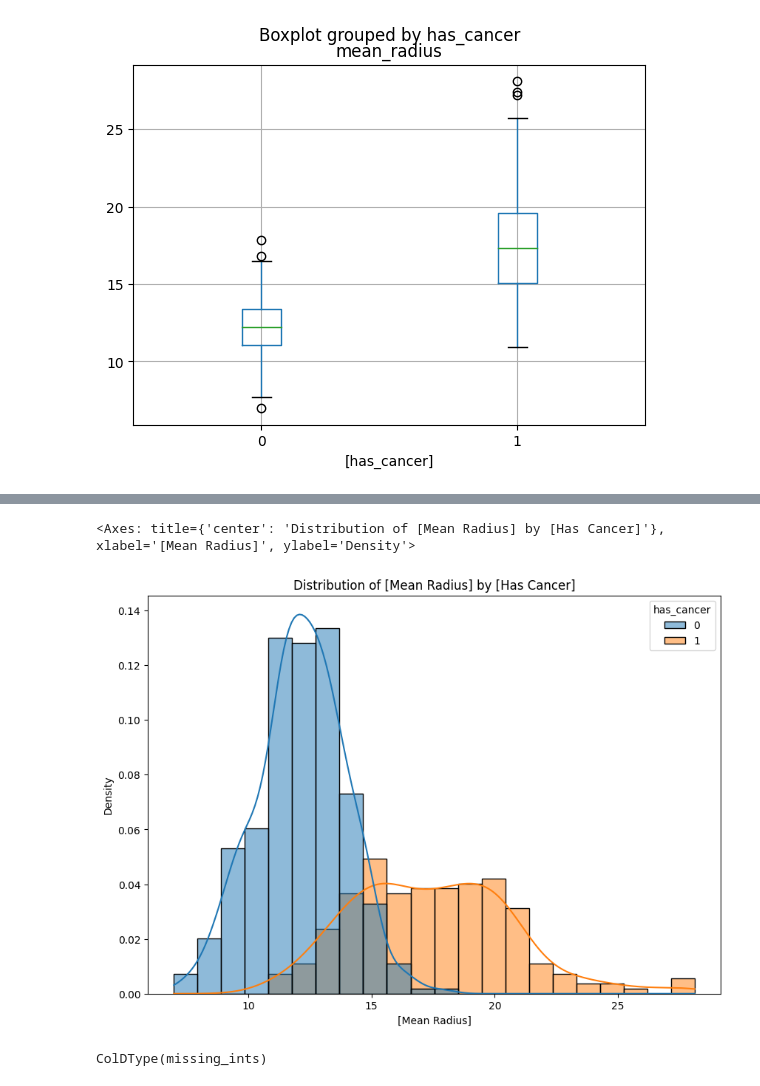
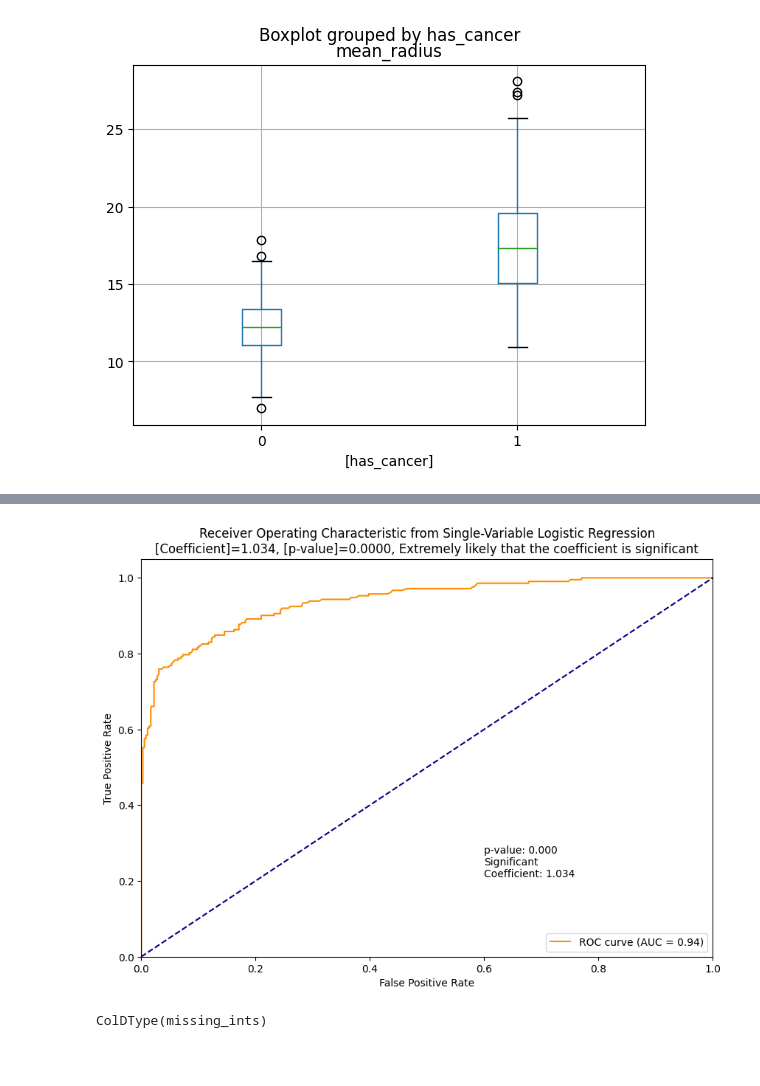
Before and after one commit to aaweaver-actuary/sb-eda, a Jupyter notebook: sbEDA/sbDtypes.ipynb, the cells around one changed output, grey strips where cells are left out. Cells and saved outputs as stored; diff of their text form; code cells hidden in the pictures; blank space fills up the shorter version.

```diff
--- a/sbEDA/sbDtypes.ipynb
+++ b/sbEDA/sbDtypes.ipynb
@@ -247,9 +247,9 @@ bootstrap(x=cancer2['mean_radius'].values,
 # %%
-from Binary.plot import binary_boxplot, binary_distribution_plot
-binary_distribution_plot('mean_radius', 'has_cancer', cancer2, save_fig=True);
+from Binary.plot import binary_boxplot, binary_distribution_plot, binary_roc_auc, plot_ks_statistic
+# binary_distribution_plot('mean_radius', 'has_cancer', cancer2);
+binary_roc_auc(cancer2['mean_radius'], cancer2['has_cancer']);
 # %% [output]
-<Axes: title={'center': 'Distribution of [Mean Radius] by [Has Cancer]'}, xlabel='[Mean Radius]', ylabel='Density'>
-[figure, old version]
+[figure, new version]
 # %%
 col = ColDType(df.missing_ints)
 col
```
Also changed, not shown: parts of 7 cells of this notebook, 2 other files.
